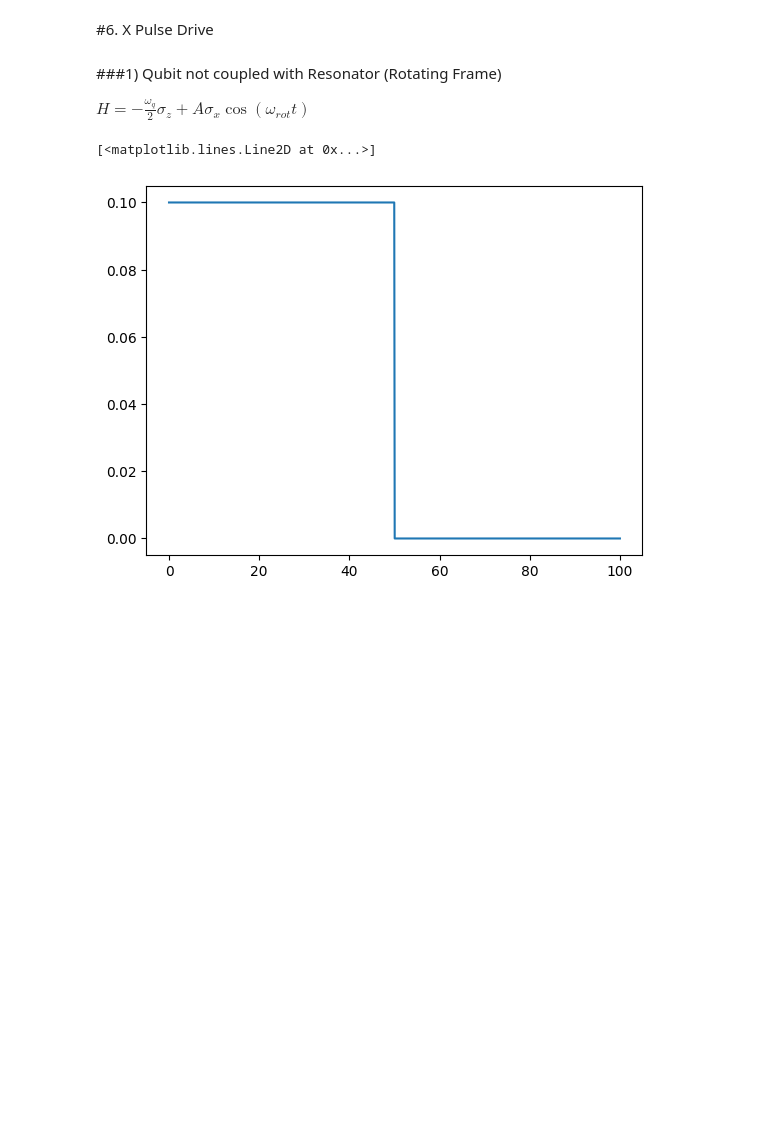
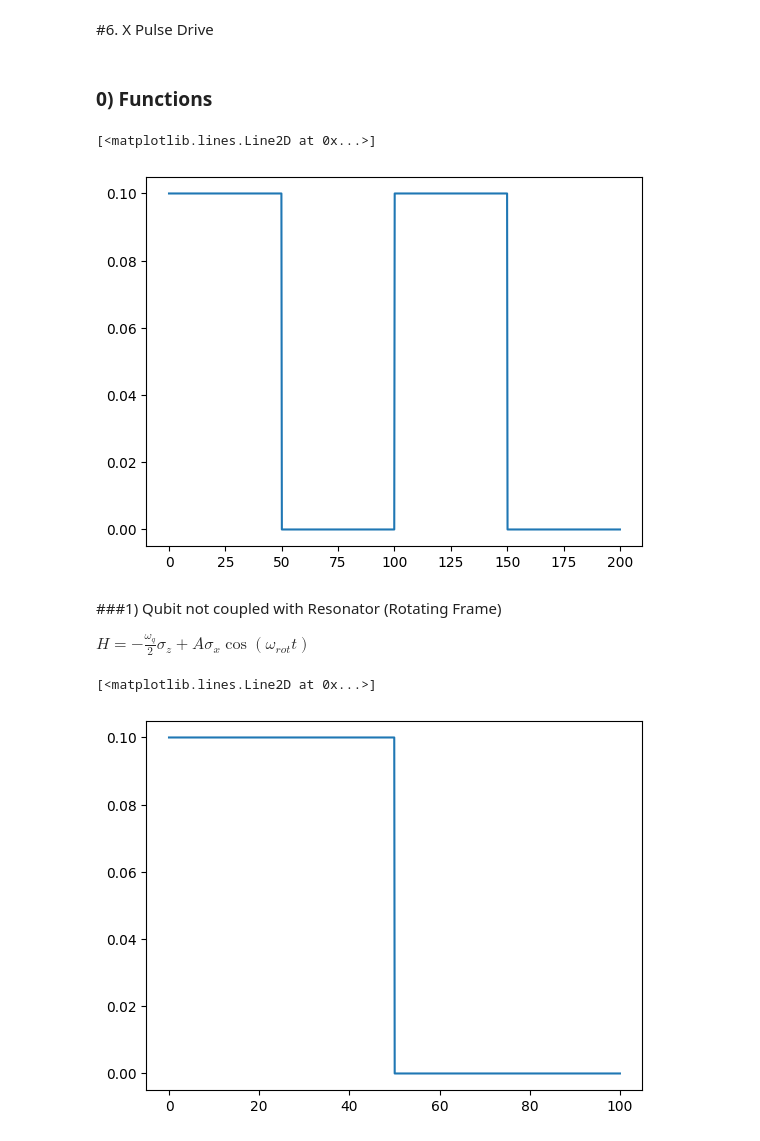
Before and after one commit to BrainConnection/Dynamical_Decoupling_Project, a Jupyter notebook: Project Dynamic Decoupling/CP CPMG UDD Practice.ipynb, the cells around one changed output. Cells and saved outputs as stored; diff of their text form; code cells hidden in the pictures; blank space fills up the shorter version.

```diff
--- a/Project Dynamic Decoupling/CP CPMG UDD Practice.ipynb
+++ b/Project Dynamic Decoupling/CP CPMG UDD Practice.ipynb
@@ -32,3 +32,5 @@ import matplotlib.pyplot as plt
 import scipy.interpolate
 # %% [markdown]
 #6. X Pulse Drive
+# %% [markdown]
+### 0) Functions
@@ -35,3 +85,12 @@ import scipy.interpolate
+# %%
+tlist = np.linspace(0, 200, 1000)
+
+# list of times for numerical simulation (in units of ns)
+plt.figure()
+plt.plot(tlist, Hrd_env(tlist, {'A': 0.1, 'Phi': 0, 'T': 50, 'N': 0, 'Env': 0, 'Func': 0}))
+# %% [output]
+[<matplotlib.lines.Line2D at 0x...>]
+[figure, added]
 # %% [markdown]
 ###1) Qubit not coupled with Resonator (Rotating Frame)
 
```
Also changed, not shown: parts of 11 cells of this notebook.
